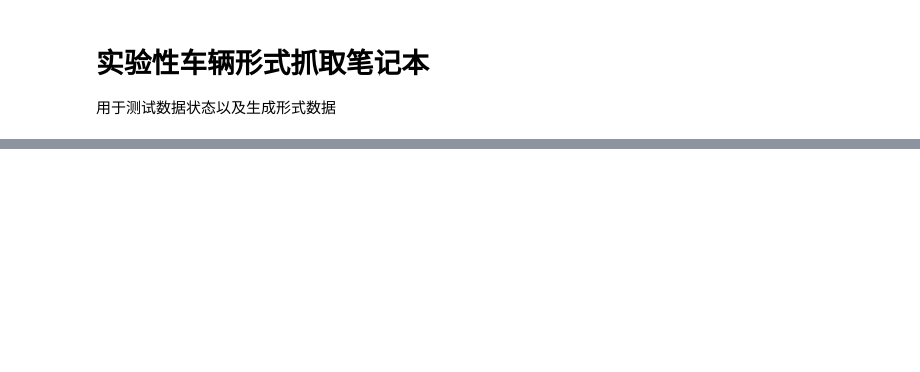
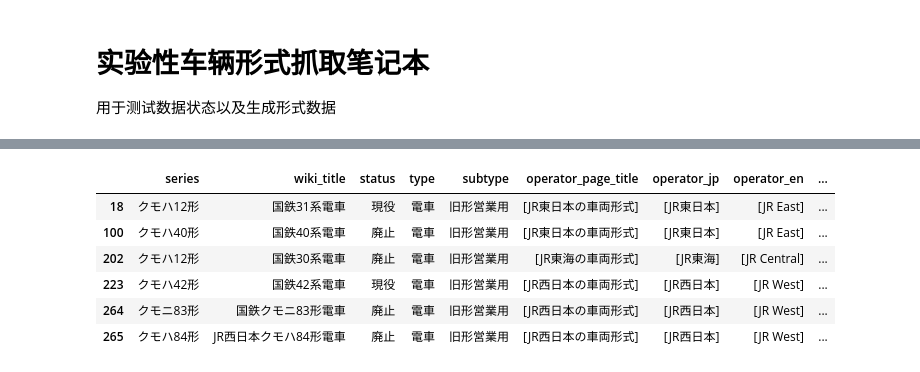
Before and after one commit to SniperPigeon/wakareeru, a Jupyter notebook: src/crawler/model_parse.ipynb, the cells around one changed output, grey strips where cells are left out. Drawn from its saved outputs; the diff is of its cells as text; code cells hidden in the pictures; blank space fills up the shorter version.

```diff
--- a/src/crawler/model_parse.ipynb
+++ b/src/crawler/model_parse.ipynb
@@ -163,4 +147,7 @@ def parse_vehicle_wikitext(lines: list[str]) -> list[dict]:
     return results
 # %%
-wikitext.splitlines("\n")
+for page_title, (operator_jp, operator_en, wt) in wikitexts.items():
+    print(f"=== {operator_en} ({operator_jp}) — {page_title} ===")
+    print(wt[:500])
+    print()
 # %% [output]
@@ -204,0 +254,3 @@ all_series
+# %%
+all_df = pd.DataFrame(all_series)
+all_df.head()
@@ -204,0 +307,15 @@ all_series
+# %%
+#滤除对象：货车，因为多为货列连挂，难以找到单独的车辆照片，一阶段暂时跳过；客车，理由类似，一阶段保留
+excluding_types = ["貨車", "客車"]
+filtered_df = all_df[~all_df['type'].isin(excluding_types)]
+filtered_df['type'].value_counts()
+filtered_df['subtype'].value_counts()
+filtered_df[filtered_df['subtype'] == "旧形営業用"]
+# %% [output]
+|  | series | wiki_title | status | type | subtype | operator_page_title | operator_jp | operator_en | ... |
+| 18 | クモハ12形 | 国鉄31系電車 | 現役 | 電車 | 旧形営業用 | [JR東日本の車両形式] | [JR東日本] | [JR East] | ... |
+| 100 | クモハ40形 | 国鉄40系電車 | 廃止 | 電車 | 旧形営業用 | [JR東日本の車両形式] | [JR東日本] | [JR East] | ... |
+| 202 | クモハ12形 | 国鉄30系電車 | 廃止 | 電車 | 旧形営業用 | [JR東海の車両形式] | [JR東海] | [JR Central] | ... |
+| 223 | クモハ42形 | 国鉄42系電車 | 現役 | 電車 | 旧形営業用 | [JR西日本の車両形式] | [JR西日本] | [JR West] | ... |
+| 264 | クモニ83形 | 国鉄クモニ83形電車 | 廃止 | 電車 | 旧形営業用 | [JR西日本の車両形式] | [JR西日本] | [JR West] | ... |
+| 265 | クモハ84形 | JR西日本クモハ84形電車 | 廃止 | 電車 | 旧形営業用 | [JR西日本の車両形式] | [JR西日本] | [JR West] | ... |
```
Also changed, not shown: parts of 13 cells of this notebook, 1 other file.
